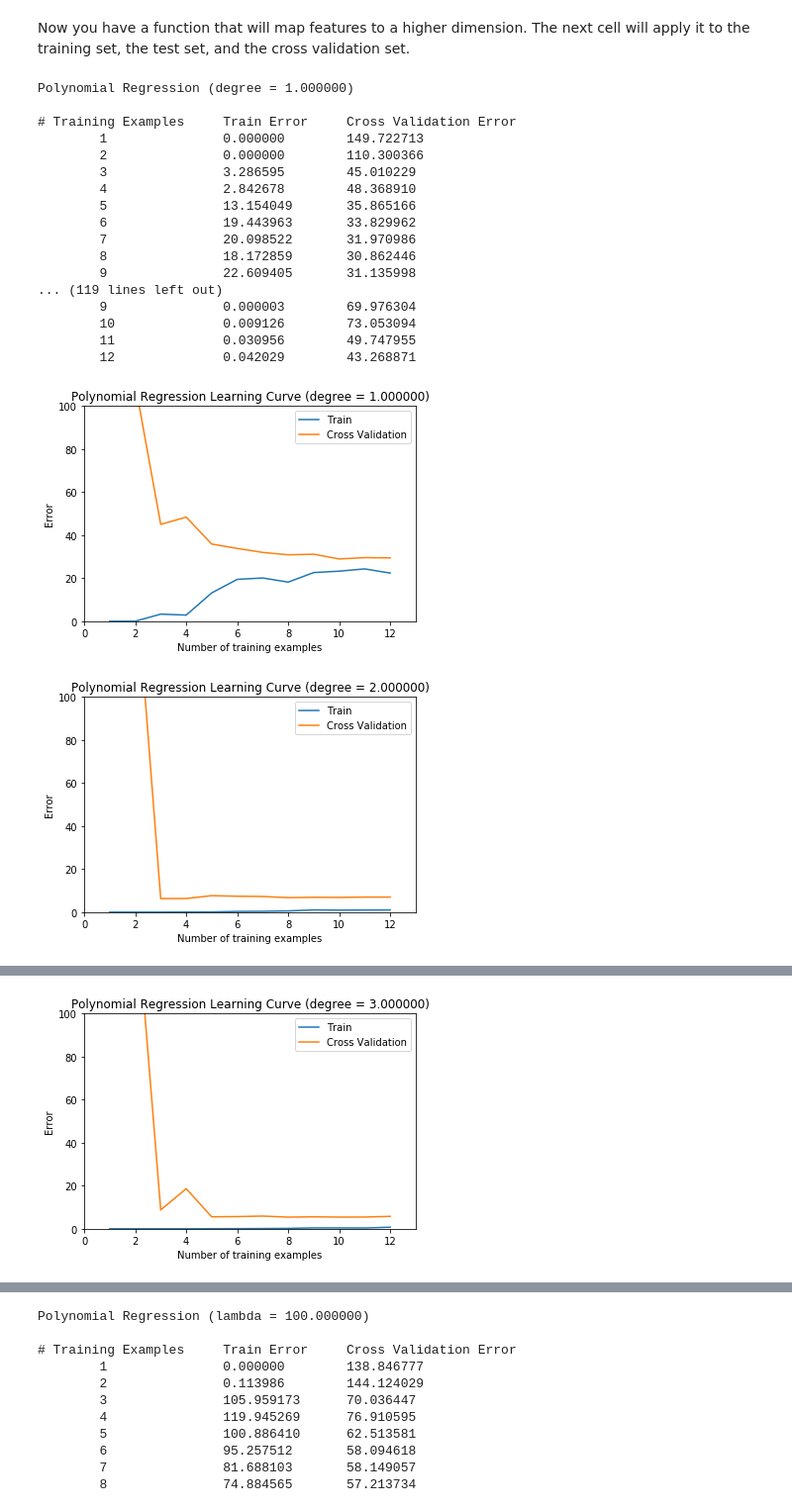
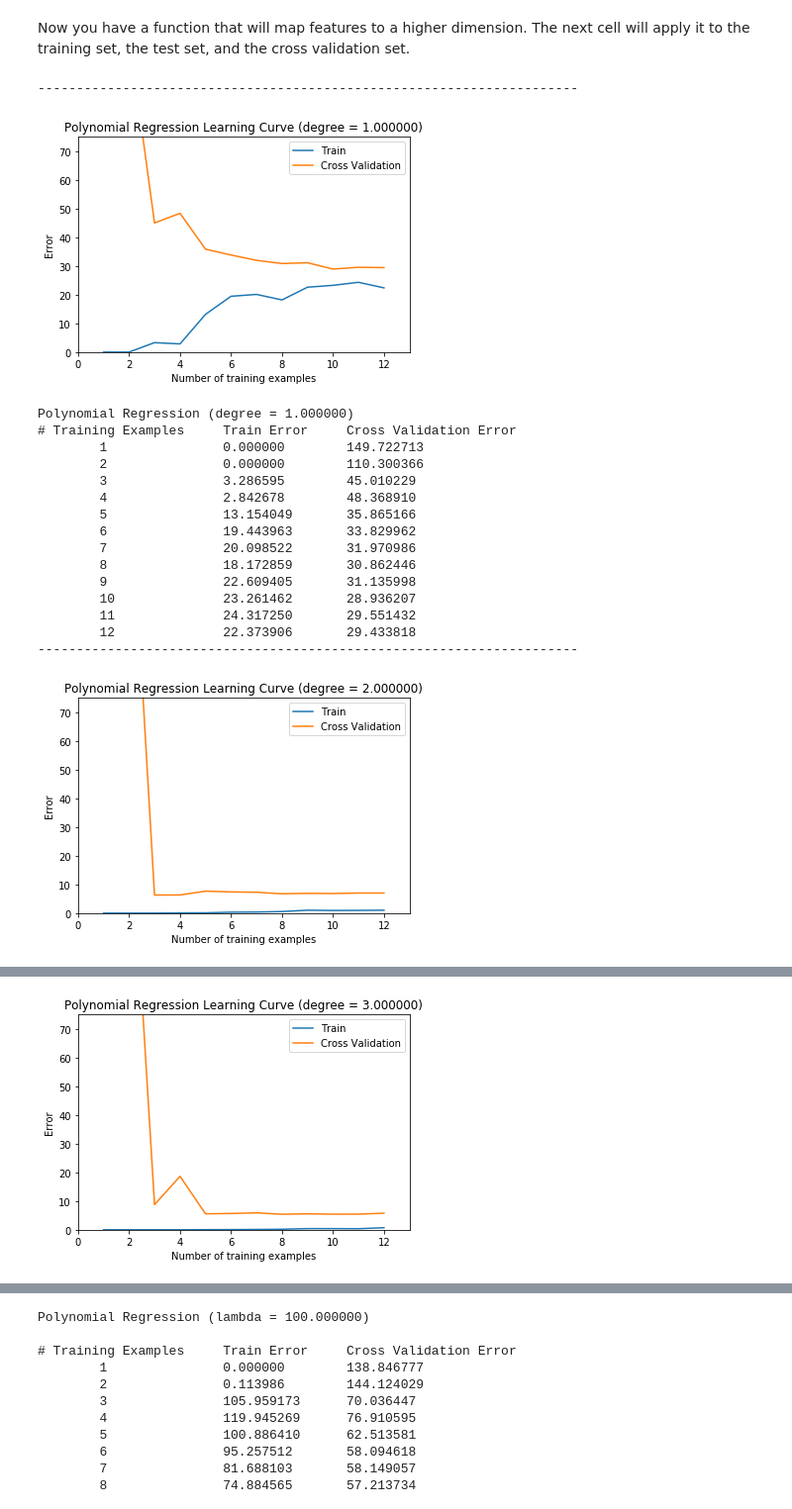
Before and after one commit to SoroushGhaderi/Machine_Learning_Andrew_Ng_exercises_with_Python, a Jupyter notebook: Regularized Linear Regression and Bias vs Variance/Regularized Linear Regression and Bias vs Variance.ipynb, the cells around one changed output, grey strips where cells are left out. Shown at 99% size. Cells and saved outputs as stored; diff of their text form; code cells hidden in the pictures.

```diff
--- a/Regularized Linear Regression and Bias vs Variance/Regularized Linear Regression and Bias vs Variance.ipynb
+++ b/Regularized Linear Regression and Bias vs Variance/Regularized Linear Regression and Bias vs Variance.ipynb
@@ -422,60 +422,54 @@ def feature_normalization(X):
 
     return X_normalized, mean, standard_deviation
 # %%
+# first we define 10 polynmial degree for finding best polynomial with lambda_=0
+# then we findput best lambda for that
 polynomial = np.arange(1,10)
+# loop through polynomial degrees
 for poly_degree in polynomial:
     # Map X onto Polynomial Features and Normalize
     X_poly = poly_features(X, poly_degree)
     X_poly, mu, sigma = feature_normalization(X_poly)
     X_poly = np.concatenate([np.ones((m, 1)), X_poly], axis=1)
-
-    # Map X_poly_test and normalize (using mu and sigma)
-    X_poly_test = poly_features(X_test, poly_degree)
-    X_poly_test -= mu
-    X_poly_test /= sigma
-    X_poly_test = np.concatenate([np.ones((y_test.size, 1)), X_poly_test], axis=1)
 
     # Map X_poly_val and normalize (using mu and sigma)
     X_poly_val = poly_features(X_val, poly_degree)
     X_poly_val -= mu
     X_poly_val /= sigma
     X_poly_val = np.concatenate([np.ones((y_val.size, 1)), X_poly_val], axis=1)
 
     lambda_= 0
     theta = train_linear_reg(linear_regression_regularized_cost_function, X_poly, y, lambda_=lambda_, maxiter=55)
 
-
-    plt.figure()
     error_train, error_val = learning_curve(X_poly, y, X_poly_val, y_val, lambda_)
+    print("-" * 70)
     plt.plot(np.arange(1, 1+m), error_train, np.arange(1, 1+m), error_val)
-
-    plt.title('Polynomial Regression Learning Curve (degree = %f)' % poly_degree)
-    plt.xlabel('Number of training examples')
-    plt.ylabel('Error')
-    plt.axis([0, 13, 0, 100])
-    plt.legend(['Train', 'Cross Validation'])
-
-    print('Polynomial Regression (degree = %f)\n' % poly_degree)
-    print('# Training Examples\tTrain Error\tCross Validation Error')
+    plt.title("Polynomial Regression Learning Curve (degree = %f)" % poly_degree)
+    plt.xlabel("Number of training examples")
+    plt.ylabel("Error")
+    plt.axis([0, 13, 0, 75])
+    plt.legend(["Train", "Cross Validation"])
+    plt.show()
+    print("Polynomial Regression (degree = %f)" % poly_degree)
+    print("# Training Examples\tTrain Error\tCross Validation Error")
     for i in range(m):
-        print('  \t%d\t\t%f\t%f' % (i+1, error_train[i], error_val[i]))
+        print("  \t%d\t\t%f\t%f" % (i+1, error_train[i], error_val[i]))
 # %% [output]
-Polynomial Regression (degree = 1.000000)
-
-# Training Examples     Train Error     Cross Validation Error
-        1               0.000000        149.722713
-        2               0.000000        110.300366
-        3               3.286595        45.010229
-        4               2.842678        48.368910
-        5               13.154049       35.865166
-        6               19.443963       33.829962
-        7               20.098522       31.970986
-        8               18.172859       30.862446
-        9               22.609405       31.135998
-... (119 lines left out)
-        9               0.000003        69.976304
-        10              0.009126        73.053094
-        11              0.030956        49.747955
-        12              0.042029        43.268871
+----------------------------------------------------------------------
-[figure, old version]
+[figure, new version]
+Polynomial Regression (degree = 1.000000)
+# Training Examples     Train Error     Cross Validation Error
+        1               0.000000        149.722713
+        2               0.000000        110.300366
+        3               3.286595        45.010229
+        4               2.842678        48.368910
+        5               13.154049       35.865166
+        6               19.443963       33.829962
+        7               20.098522       31.970986
+        8               18.172859       30.862446
+        9               22.609405       31.135998
+        10              23.261462       28.936207
+        11              24.317250       29.551432
+        12              22.373906       29.433818
+----------------------------------------------------------------------
-[figure, old version]
+[figure, new version]
@@ -482 +491 @@ Polynomial Regression (degree = 1.000000)
-[figure, old version]
+[figure, new version]
```
Also changed, not shown: parts of 5 cells of this notebook.
